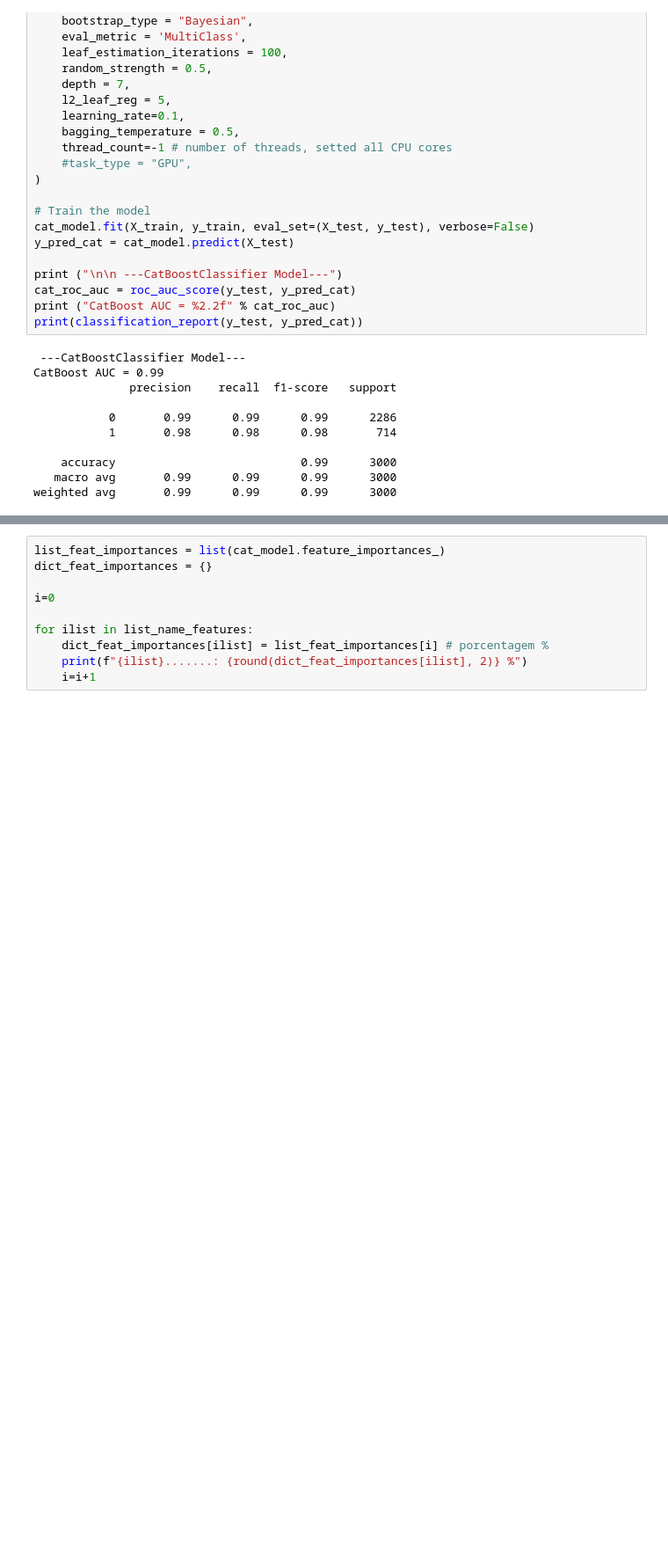
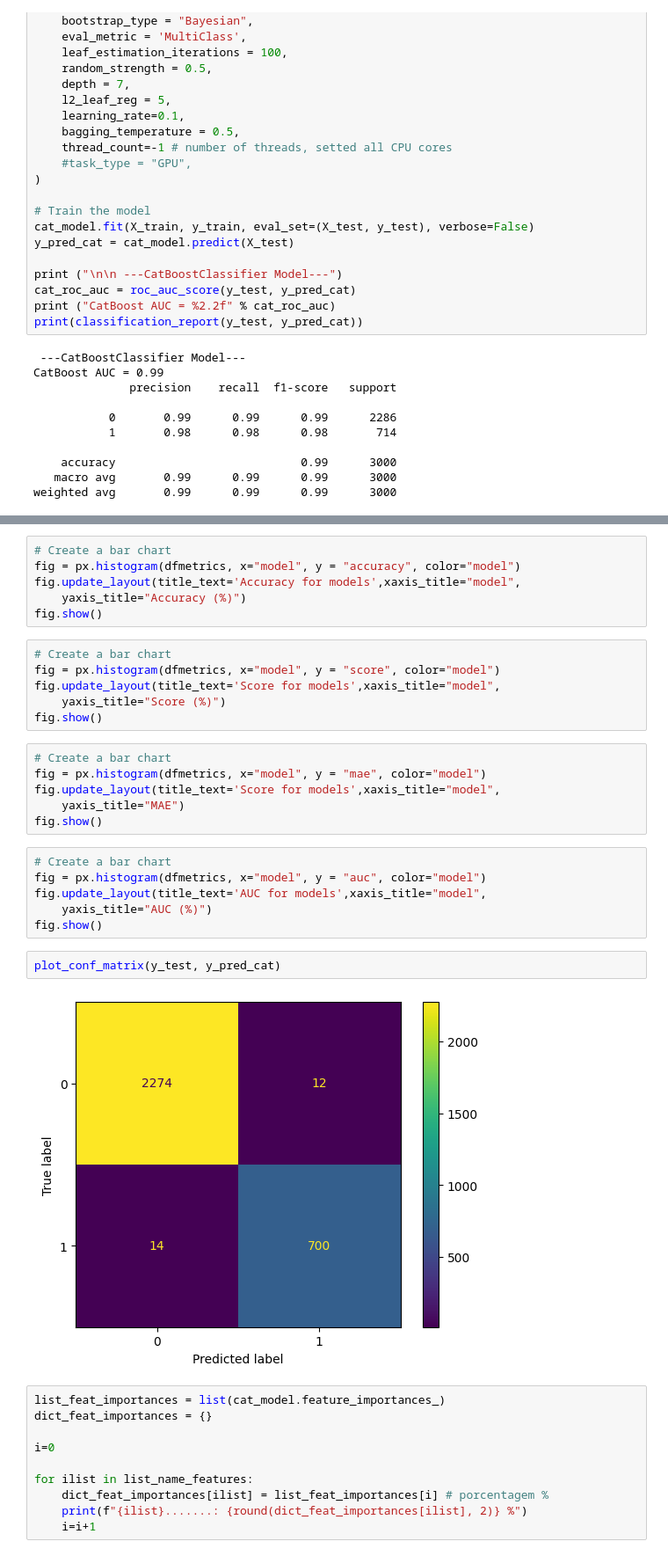
Before and after one commit to andvsilva/programming, a Jupyter notebook: notebooks/explore/bestmodels.ipynb, the cells around one changed output, grey strips where cells are left out. Shown at 88% size. Saved outputs shown, nothing was run; the diff lists cells and outputs as text; blank space fills up the shorter version.

```diff
--- a/notebooks/explore/bestmodels.ipynb
+++ b/notebooks/explore/bestmodels.ipynb
@@ -475,3 +517,31 @@ Area under curve (AUC): 99.41 %
+# %%
+# Create a bar chart
+fig = px.histogram(dfmetrics, x="model", y = "accuracy", color="model")
+fig.update_layout(title_text='Accuracy for models',xaxis_title="model",
+    yaxis_title="Accuracy (%)")
+fig.show()
+# %%
+# Create a bar chart
+fig = px.histogram(dfmetrics, x="model", y = "score", color="model")
+fig.update_layout(title_text='Score for models',xaxis_title="model",
+    yaxis_title="Score (%)")
+fig.show()
+# %%
+# Create a bar chart
+fig = px.histogram(dfmetrics, x="model", y = "mae", color="model")
+fig.update_layout(title_text='Score for models',xaxis_title="model",
+    yaxis_title="MAE")
+fig.show()
+# %%
+# Create a bar chart
+fig = px.histogram(dfmetrics, x="model", y = "auc", color="model")
+fig.update_layout(title_text='AUC for models',xaxis_title="model",
+    yaxis_title="AUC (%)")
+fig.show()
+# %%
+plot_conf_matrix(y_test, y_pred_cat)
+# %% [output]
+[figure, added]
 # %%
 list_feat_importances = list(cat_model.feature_importances_)
 dict_feat_importances = {}
```
Also changed, not shown: parts of 17 cells of this notebook, 9 other files.
